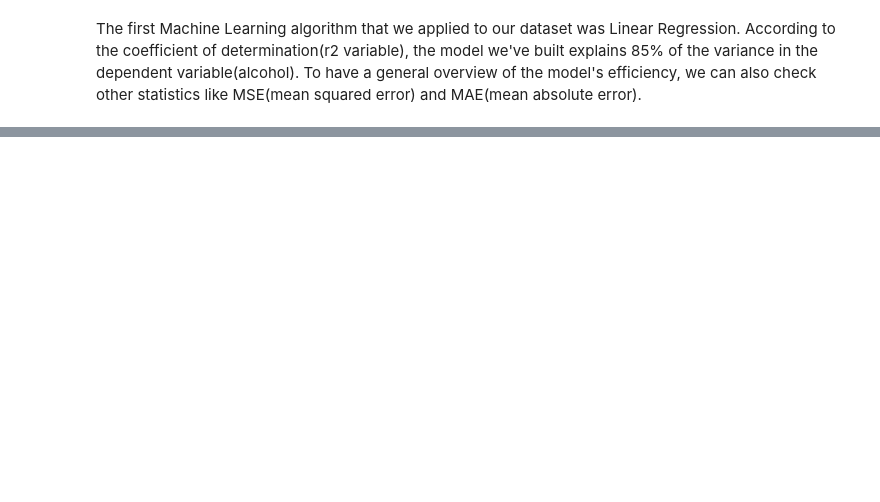
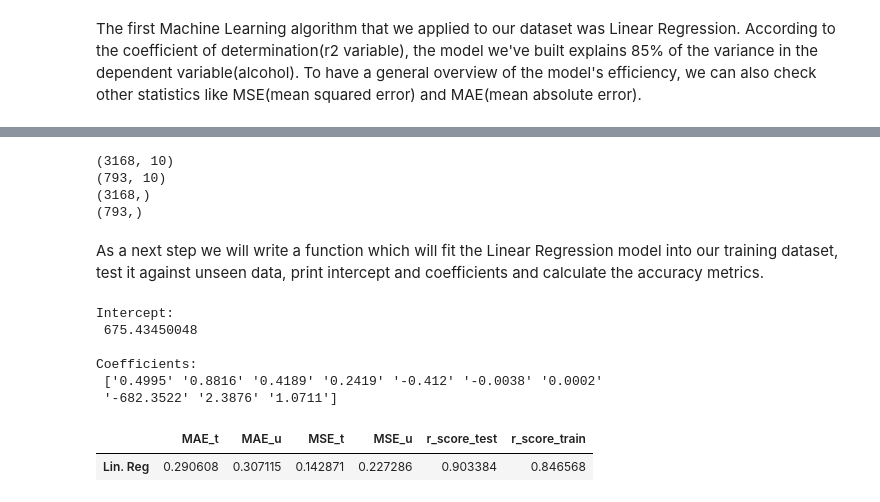
Before and after one commit to elzawie/WinesML_Python, a Jupyter notebook: Wines_Python.ipynb, the cells around one changed output, grey strips where cells are left out. Drawn from its saved outputs; the diff is of its cells as text; code cells hidden in the pictures; blank space fills up the shorter version.

```diff
--- a/Wines_Python.ipynb
+++ b/Wines_Python.ipynb
@@ -201,0 +220,48 @@ To have a general overview of the model's efficiency, we can also check other st
+# %%
+from sklearn.model_selection import train_test_split
+
+#Splitting white wine dataset into training and testing subsets
+X_train,X_test,y_train,y_test = train_test_split(X, y, test_size=0.2, random_state=123)
+print(X_train.shape)
+print(X_test.shape)
+print(y_train.shape)
+print(y_test.shape)
+# %% [output]
+(3168, 10)
+(793, 10)
+(3168,)
+(793,)
+# %% [markdown]
+As a next step we will write a function which will fit the Linear Regression model into our training dataset, test it against unseen data, print intercept and coefficients and calculate the accuracy metrics.
+# %%
+def fit_regression(X_train, X_test, y_train, y_test):
+    r = sklearn.linear_model.LinearRegression()
+    r.fit(X_train, y_train)
+    y_train_pred = r.predict(X_train)
+    y_test_pred = r.predict(X_test)
+    mse = sklearn.metrics.mean_squared_error
+    mae = sklearn.metrics.mean_absolute_error
+    print('Intercept: \n', r.intercept_,'\n')
+    print('Coefficients: \n', np.around(r.coef_,decimals=4).astype(str),'\n')
+    return {
+        "r_score_train": r.score(X_train, y_train),
+        "r_score_test": r.score(X_test,y_test),
+        "MSE_u": mse(y_train, y_train_pred),
+        "MSE_t": mse(y_test, y_test_pred),
+        "MAE_u": mae(y_train, y_train_pred),
+        "MAE_t": mae(y_test, y_test_pred)
+    }
+# %%
+#Running the fig_regression function and displaying the results
+params = ["Lin. Reg"]
+res = [fit_regression(X_train, X_test, y_train, y_test)]
+pd.DataFrame(res, index=params)
+# %% [output]
+Intercept:
+ 675.43450048
+
+Coefficients:
+ ['0.4995' '0.8816' '0.4189' '0.2419' '-0.412' '-0.0038' '0.0002'
+ '-682.3522' '2.3876' '1.0711']
+|  | MAE_t | MAE_u | MSE_t | MSE_u | r_score_test | r_score_train |
+| Lin. Reg | 0.290608 | 0.307115 | 0.142871 | 0.227286 | 0.903384 | 0.846568 |
```
Also changed, not shown: parts of 44 cells of this notebook.
